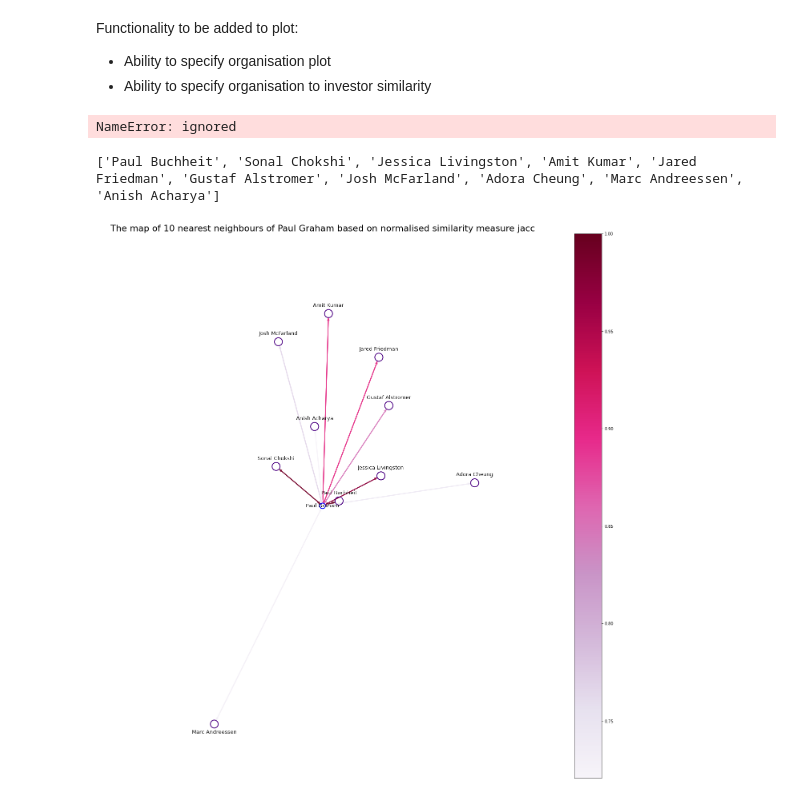
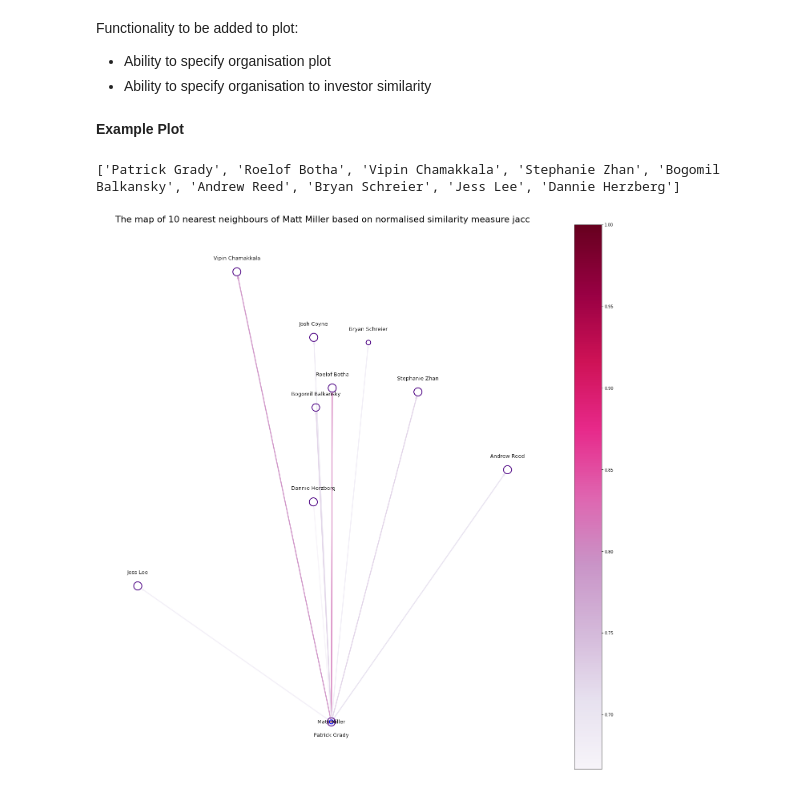
Before and after one commit to chloe-cyc/Vela_Midas, a Jupyter notebook: Vela_Twitter_Midas.ipynb, the cells around one changed output. Cells and saved outputs as stored; diff of their text form; code cells hidden in the pictures.

```diff
--- a/Vela_Twitter_Midas.ipynb
+++ b/Vela_Twitter_Midas.ipynb
@@ -137,20 +137,20 @@ Other things to consider that could be added as a parameter:
   Is the common user someone who has been interacted greater than x number of times?
 """
 
-def liked_together(investor_1, investor_2):
-  data = likes
+def liked_together(investor_1, investor_2,data):
+  data = data
 
   #List of names of users that investor 1 and investor 2 has interacted with
   investor1_liked = data.loc[data["investor"] == investor_1].liked_user.unique()
   investor2_liked = data.loc[data["investor"] == investor_2].liked_user.unique()
 
   #List of users who have been interacted with by the two investors
-  matchlikedusers = set(investor1_liked) & set(investor2_liked)
+  matchlikedusers = set(investor1_liked).intersection(investor2_liked)
 
   return matchlikedusers
 
-def not_liked_together(investor_1, investor_2):
-  data = likes
+def not_liked_together(investor_1, investor_2,data):
+  data = data
 
   investor1_liked = data.loc[data["investor"] == investor_1].liked_user.unique()
   investor2_liked = data.loc[data["investor"] == investor_2].liked_user.unique()
@@ -162,12 +162,10 @@ def not_liked_together(investor_1, investor_2):
 #For a given two investors who have both invested in a given user, the distance between them is given by subtracting the count of each
 #n.b This function will throw an error if the user is not liked by both investors - which is fine in our case
 
-def distance(investor_1, investor_2, user):
-    data = likes
+def distance(investor_1, investor_2, user,data):
+    data = data
     count_1 = data[(data['investor']== investor_1) & (data['liked_user']== user)]["count"].item()
     count_2 = data[(data['investor']== investor_2) & (data['liked_user']== user)]["count"].item()
 
     dist = abs(count_1-count_2)
     return dist
-
-distance("ryan_mcintyre","JayRughani","pmarca")
@@ -348,15 +344,15 @@ save: bool
   If true, save plot as a png
 """
 
-def plot_n_nearest_neighbours(investor_name, n=10, similarity="jacc", min_no_likes=50, sim_func="default", save=False, minimum =5):
+def plot_n_nearest_neighbours(investor_name, n=10, similarity="jacc", min_no_total_likes=50, sim_func="default", save=False, min_user_likes=5):
 
-  data = likes
+  data = likes[likes["count"] >=min_user_likes]
 
   if similarity == "abs":
       raise Exception("Use a different similarity measure for plotting the graph!")
 
-  n_neighbours_df = n_nearest_neighbours(investor_name, n=n, min_no_likes=min_no_likes, sim_func=sim_func, similarity=similarity, minimum=minimum)
-
+  n_neighbours_df = n_nearest_neighbours(investor_name, n=n, min_no_total_likes=min_no_total_likes, sim_func=sim_func, similarity=similarity, min_user_likes=min_user_likes)
+  n_neighbours_df.head(n)
   n_neighbours = [investor_name] + list(n_neighbours_df.index)
   neighbours_only = list(n_neighbours_df.index)
   similarity_values = np.array(n_neighbours_df[similarity])
@@ -369,17 +365,17 @@ def plot_n_nearest_neighbours(investor_name, n=10, similarity="jacc", min_no_lik
   #names to username so that it can be compared back
   investor_un = data.loc[data.investor_name == investor_name, "investor"].head(1).item()
   n_neighbours_un = [data.loc[data.investor_name == i, "investor"].head(1).item() for i in n_neighbours]
+  n_neighbours_un.insert(0, investor_un)
   neighbours_only_un = [data.loc[data.investor_name == i, "investor"].head(1).item() for i in neighbours_only]
   neighbours_only_names = list(n_neighbours_df.index)
 
-  liked_user_list = [liked_together(investor_un, i) for i in n_neighbours_un]
+  liked_user_list = list([data.loc[data["investor"] == i].liked_user.unique() for i in n_neighbours_un])
 
   #Users who have been liked themselves
   liked_back_list = []
   allinvestors_list = data.investor.unique()
 
   for i in range(len(neighbours_only_un)):
-
     if neighbours_only_un[i] in allinvestors_list:
       likedbylikedinvestor = data.loc[data["investor"] == neighbours_only_un[i]].liked_user.unique()
       if investor_un in likedbylikedinvestor:
@@ -458,13 +454,13 @@ def plot_n_nearest_neighbours(investor_name, n=10, similarity="jacc", min_no_lik
   pc = mpl.collections.PatchCollection(edges, cmap=cmap)
   pc.set_array(edge_colors)
 
-  plt.xlim(-1, 1)
-  plt.ylim(-1, 1)
+  #plt.xlim(-1.2, 1.2)
+  #plt.ylim(-1.2, 1.2)
   ax = plt.gca()
   ax.set_axis_off()
   plt.colorbar(pc, ax=ax)
   plt.title(f"The map of {n} nearest neighbours of {investor_name} based on normalised similarity measure {similarity}", fontsize=22)
-  ax.figure.set_size_inches(25, 25)
+  ax.figure.set_size_inches(25 , 25)
 
   if save:
       plt.savefig(f'{investor_un}_{similarity}.png', bbox_inches='tight')
@@ -474,13 +470,11 @@ def plot_n_nearest_neighbours(investor_name, n=10, similarity="jacc", min_no_lik
   A_dist_df = pd.DataFrame(A_dist, index=n_neighbours)
   A_dist_df.columns = n_neighbours
 
-  return A_dist_df
-
-A_dist = plot_n_nearest_neighbours("Ryan McIntyre", similarity = ("jacc"), save=True, n=15, minimum=8)
+  return A_dist_df, n_neighbours_df
-# %% [output]
-NameError: ignored
+# %% [markdown]
+__Example Plot__
 # %%
-A_dist = plot_n_nearest_neighbours("Paul Graham", similarity = ("jacc"), save=True, n=10)
+A_dist = plot_n_nearest_neighbours("Matt Miller", similarity = ("jacc"), min_no_total_likes = 500, min_user_likes = 0, n=10)
 # %% [output]
-['Paul Buchheit', 'Sonal Chokshi', 'Jessica Livingston', 'Amit Kumar', 'Jared Friedman', 'Gustaf Alstromer', 'Josh McFarland', 'Adora Cheung', 'Marc Andreessen', 'Anish Acharya']
+['Patrick Grady', 'Roelof Botha', 'Vipin Chamakkala', 'Stephanie Zhan', 'Bogomil Balkansky', 'Andrew Reed', 'Bryan Schreier', 'Jess Lee', 'Dannie Herzberg']
-[figure, old version]
+[figure, new version]
```
Also changed, not shown: parts of 3 cells of this notebook.
